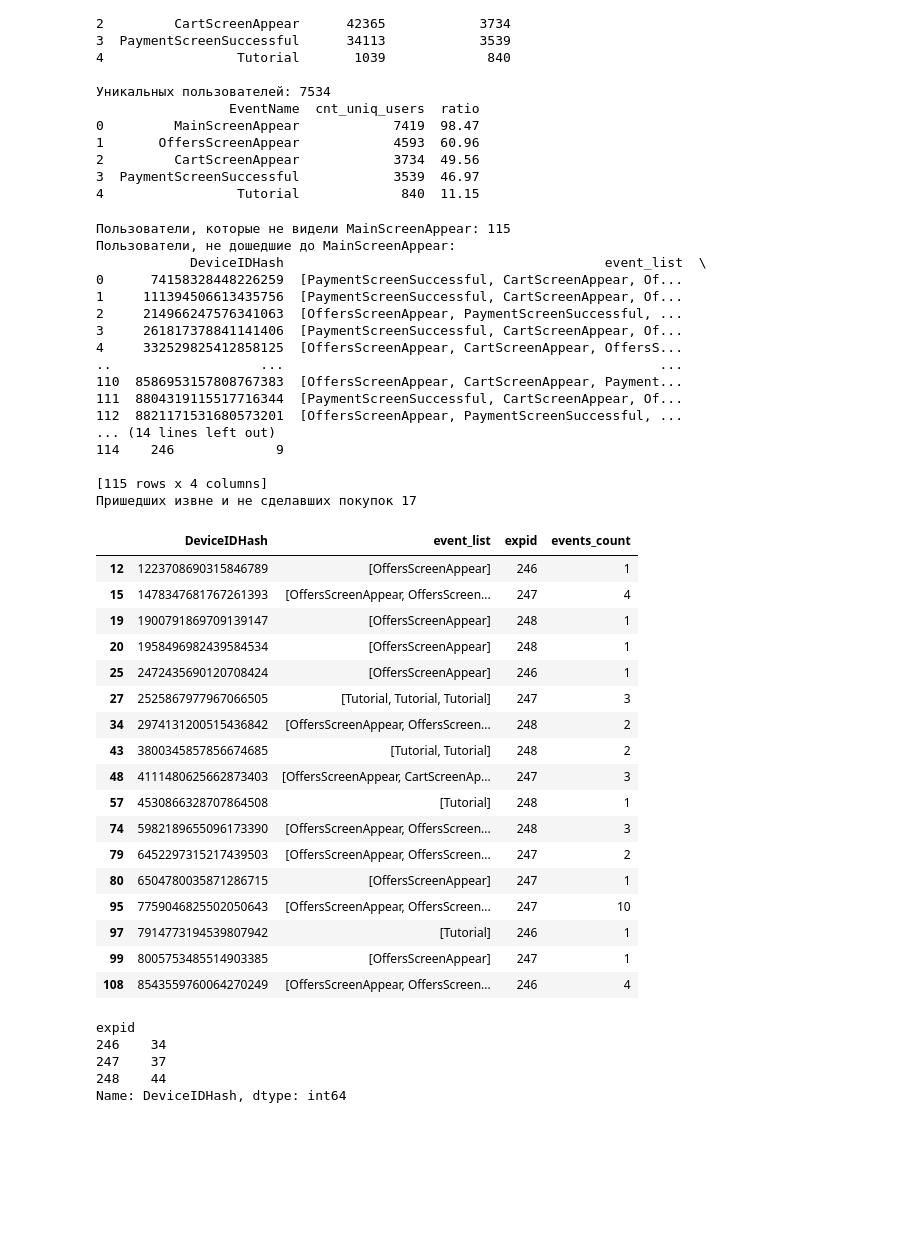
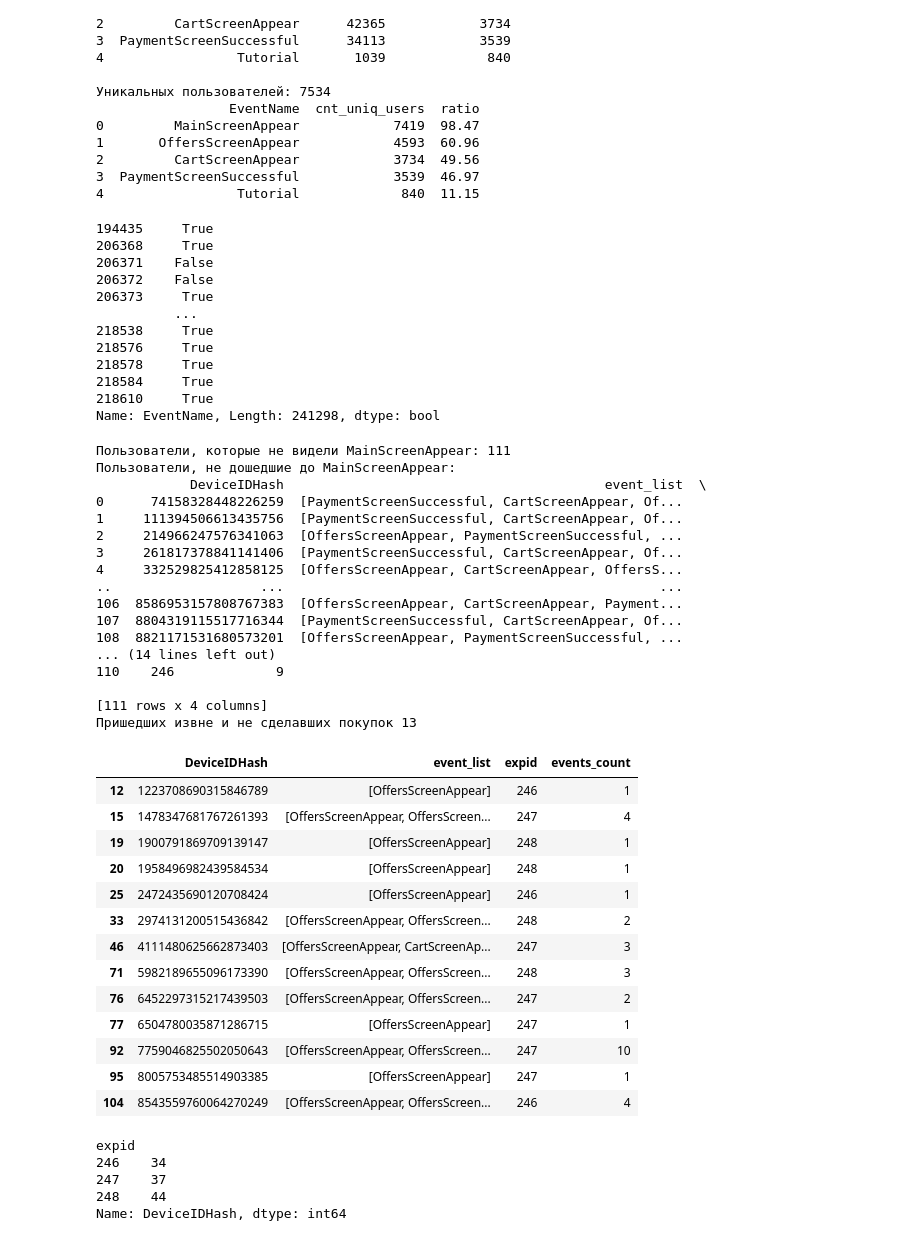
Before and after one commit to antipovdenis/food-app-analytics, a Jupyter notebook: notebooks/02_main.ipynb, the cells around one changed output. Saved outputs shown, nothing was run; the diff lists cells and outputs as text; code cells hidden in the pictures; blank space fills up the shorter version.

```diff
--- a/notebooks/02_main.ipynb
+++ b/notebooks/02_main.ipynb
@@ -71,11 +74,27 @@ print(ratio_event_users)
 2         CartScreenAppear            3734  49.56
 3  PaymentScreenSuccessful            3539  46.97
 4                 Tutorial             840  11.15
+# %%
+data['EventName'] == 'MainScreenAppear'
+# %% [output]
+194435     True
+206368     True
+206371    False
+206372    False
+206373     True
+          ...
+218538     True
+218576     True
+218578     True
+218584     True
+218610     True
+Name: EventName, Length: 241298, dtype: bool
 # %%
+# Получил что всего пользователей 7534, но главный экран видели всего 7419
 # Почему количество уникальных не совпадает с количество уникальных, видивших стартовый экран приложения
 
 # перепроверим
-main_users = set(data[data['EventName'] == 'MainScreenAppear']['DeviceIDHash']) # уникальные пользователи, имеющие события MainScreenAppear
+main_users = set(data[(data['EventName'] == 'MainScreenAppear') | (data['EventName'] == 'Tutorial')]['DeviceIDHash']) # уникальные пользователи, имеющие события MainScreenAppear. Добавил в запрос еще и Tutorial после просмотра результата
 all_users = set(data['DeviceIDHash']) # все уникальные пользователи
 not_main_users = all_users - main_users
 print(f'Пользователи, которые не видели MainScreenAppear: {len(not_main_users)}')
@@ -90,52 +109,48 @@ not_main_users_events = not_main_events.groupby('DeviceIDHash').agg(
     events_count=('EventName', 'count')
 ).reset_index()
 
 print("Пользователи, не дошедшие до MainScreenAppear:")
 print(not_main_users_events)
 
 
 # пользователи без покупок
 not_payment = not_main_users_events[~not_main_users_events['event_list'].apply(lambda x: 'PaymentScreenSuccessful' in x)]
 print(f'Пришедших извне и не сделавших покупок {len(not_payment)}')
 not_payment
 
 # вывод: не все пользователи заходят в приложение через ярлык. Есть другие способы (пуш, ссылка от партнеров, смс)
 # %% [output]
-Пользователи, которые не видели MainScreenAppear: 115
+Пользователи, которые не видели MainScreenAppear: 111
 Пользователи, не дошедшие до MainScreenAppear:
             DeviceIDHash                                         event_list  \
 0      74158328448226259  [PaymentScreenSuccessful, CartScreenAppear, Of...
 1     111394506613435756  [PaymentScreenSuccessful, CartScreenAppear, Of...
 2     214966247576341063  [OffersScreenAppear, PaymentScreenSuccessful, ...
 3     261817378841141406  [PaymentScreenSuccessful, CartScreenAppear, Of...
 4     332529825412858125  [OffersScreenAppear, CartScreenAppear, OffersS...
 ..                   ...                                                ...
-110  8586953157808767383  [OffersScreenAppear, CartScreenAppear, Payment...
-111  8804319115517716344  [PaymentScreenSuccessful, CartScreenAppear, Of...
-112  8821171531680573201  [OffersScreenAppear, PaymentScreenSuccessful, ...
+106  8586953157808767383  [OffersScreenAppear, CartScreenAppear, Payment...
+107  8804319115517716344  [PaymentScreenSuccessful, CartScreenAppear, Of...
+108  8821171531680573201  [OffersScreenAppear, PaymentScreenSuccessful, ...
 ... (14 lines left out)
-114    246             9
+110    246             9
 
-[115 rows x 4 columns]
-Пришедших извне и не сделавших покупок 17
+[111 rows x 4 columns]
+Пришедших извне и не сделавших покупок 13
 |  | DeviceIDHash | event_list | expid | events_count |
 | 12 | 1223708690315846789 | [OffersScreenAppear] | 246 | 1 |
 | 15 | 1478347681767261393 | [OffersScreenAppear, OffersScreen... | 247 | 4 |
 | 19 | 1900791869709139147 | [OffersScreenAppear] | 248 | 1 |
 | 20 | 1958496982439584534 | [OffersScreenAppear] | 248 | 1 |
 | 25 | 2472435690120708424 | [OffersScreenAppear] | 246 | 1 |
-| 27 | 2525867977967066505 | [Tutorial, Tutorial, Tutorial] | 247 | 3 |
-| 34 | 2974131200515436842 | [OffersScreenAppear, OffersScreen... | 248 | 2 |
-| 43 | 3800345857856674685 | [Tutorial, Tutorial] | 248 | 2 |
-| 48 | 4111480625662873403 | [OffersScreenAppear, CartScreenAp... | 247 | 3 |
-| 57 | 4530866328707864508 | [Tutorial] | 248 | 1 |
-| 74 | 5982189655096173390 | [OffersScreenAppear, OffersScreen... | 248 | 3 |
-| 79 | 6452297315217439503 | [OffersScreenAppear, OffersScreen... | 247 | 2 |
-| 80 | 6504780035871286715 | [OffersScreenAppear] | 247 | 1 |
-| 95 | 7759046825502050643 | [OffersScreenAppear, OffersScreen... | 247 | 10 |
-| 97 | 7914773194539807942 | [Tutorial] | 246 | 1 |
-| 99 | 8005753485514903385 | [OffersScreenAppear] | 247 | 1 |
-| 108 | 8543559760064270249 | [OffersScreenAppear, OffersScreen... | 246 | 4 |
+| 33 | 2974131200515436842 | [OffersScreenAppear, OffersScreen... | 248 | 2 |
+| 46 | 4111480625662873403 | [OffersScreenAppear, CartScreenAp... | 247 | 3 |
+| 71 | 5982189655096173390 | [OffersScreenAppear, OffersScreen... | 248 | 3 |
+| 76 | 6452297315217439503 | [OffersScreenAppear, OffersScreen... | 247 | 2 |
+| 77 | 6504780035871286715 | [OffersScreenAppear] | 247 | 1 |
+| 92 | 7759046825502050643 | [OffersScreenAppear, OffersScreen... | 247 | 10 |
+| 95 | 8005753485514903385 | [OffersScreenAppear] | 247 | 1 |
+| 104 | 8543559760064270249 | [OffersScreenAppear, OffersScreen... | 246 | 4 |
 # %%
 # пришедших извне в каждой группе А/А/В
 print(not_main_users_events.groupby('expid')['DeviceIDHash'].nunique())
```
Also changed, not shown: parts of 16 cells of this notebook, 2 other files.
